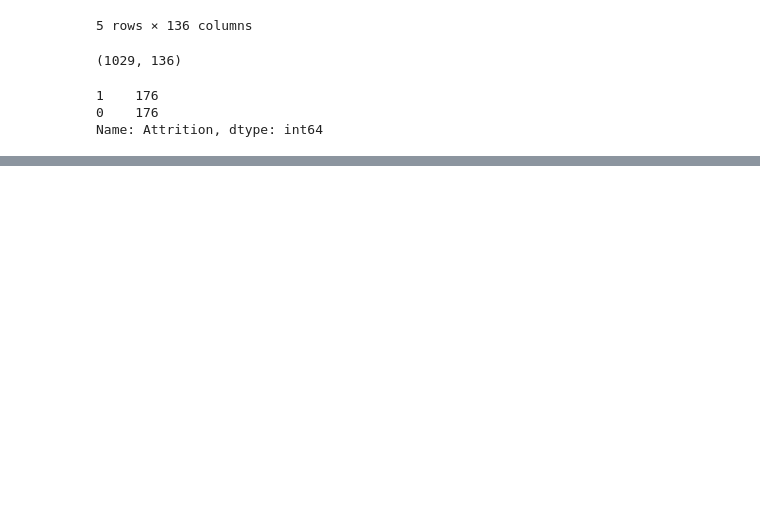
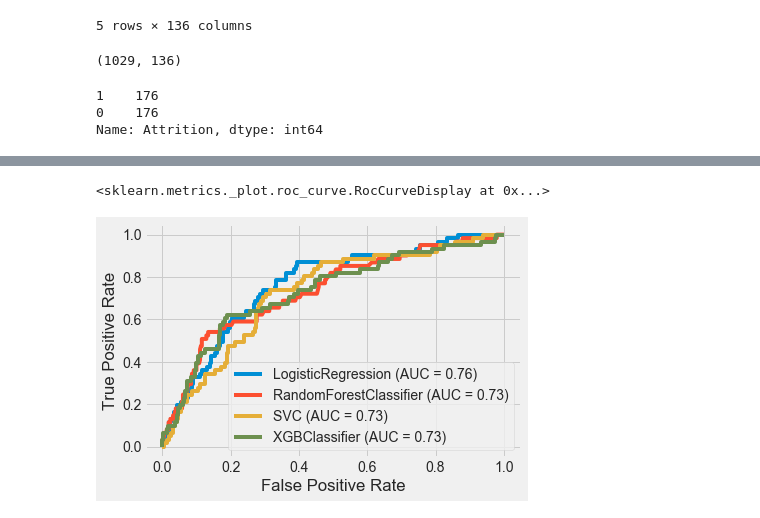
Before and after one commit to fares-ds/IBM_HR_Analytics_Employee_And_Performance, a Jupyter notebook: Employee_retention.ipynb, the cells around one changed output, grey strips where cells are left out. Drawn from its saved outputs; the diff is of its cells as text; code cells hidden in the pictures; blank space fills up the shorter version.

```diff
--- a/Employee_retention.ipynb
+++ b/Employee_retention.ipynb
@@ -782,10 +774,0 @@ Confusion Matrix:
-# %%
-xgb = XGBClassifier(base_score=0.25, booster='gbtree', colsample_bylevel=1,
-              colsample_bynode=1, colsample_bytree=1, gamma=0,
-              learning_rate=0.15, max_delta_step=0, max_depth=2,
-              min_child_weight=4, missing=None, n_estimators=100, n_jobs=1,
-              nthread=None, objective='binary:logistic', random_state=0,
-              reg_alpha=0, reg_lambda=1, scale_pos_weight=1, seed=None,
-              silent=None, subsample=1, verbosity=1)
-
-xgb.fit(X_train, y_train)
@@ -791,0 +777,9 @@ xgb.fit(X_train, y_train)
+# %%
+rand_forest = RandomForestClassifier(n_estimators=1500,
+                                     bootstrap=True,
+                                     oob_score=True
+                                    )
+rand_forest.fit(X_train, y_train)
+
+print_score(rand_forest, X_train, y_train, X_test, y_test, train=True)
+print_score(rand_forest, X_train, y_train, X_test, y_test, train=False)
@@ -791,0 +806,6 @@ xgb.fit(X_train, y_train)
+# %%
+svc = SVC(kernel='linear')
+svc.fit(X_train_std, y_train)
+
+print_score(svc, X_train_std, y_train, X_test_std, y_test, train=True)
+print_score(svc, X_train_std, y_train, X_test_std, y_test, train=False)
@@ -792,3 +832,6 @@ xgb.fit(X_train, y_train)
 # %%
-print_score(xgb, X_train, y_train, X_test, y_test, train=True)
-print_score(xgb, X_train, y_train, X_test, y_test, train=False)
+xgb_clf = XGBClassifier()
+xgb_clf.fit(X_train, y_train)
+
+print_score(xgb_clf, X_train, y_train, X_test, y_test, train=True)
+print_score(xgb_clf, X_train, y_train, X_test, y_test, train=False)
@@ -794,0 +856,8 @@ print_score(xgb, X_train, y_train, X_test, y_test, train=False)
+# %%
+disp = plot_roc_curve(lr_classifier, X_test_std, y_test)
+plot_roc_curve(rand_forest, X_test, y_test, ax=disp.ax_)
+plot_roc_curve(svc, X_test_std, y_test, ax=disp.ax_)
+plot_roc_curve(xgb_clf, X_test, y_test, ax=disp.ax_)
+# %% [output]
+<sklearn.metrics._plot.roc_curve.RocCurveDisplay at 0x...>
+[figure, added]
```
Also changed, not shown: parts of 21 cells of this notebook.
